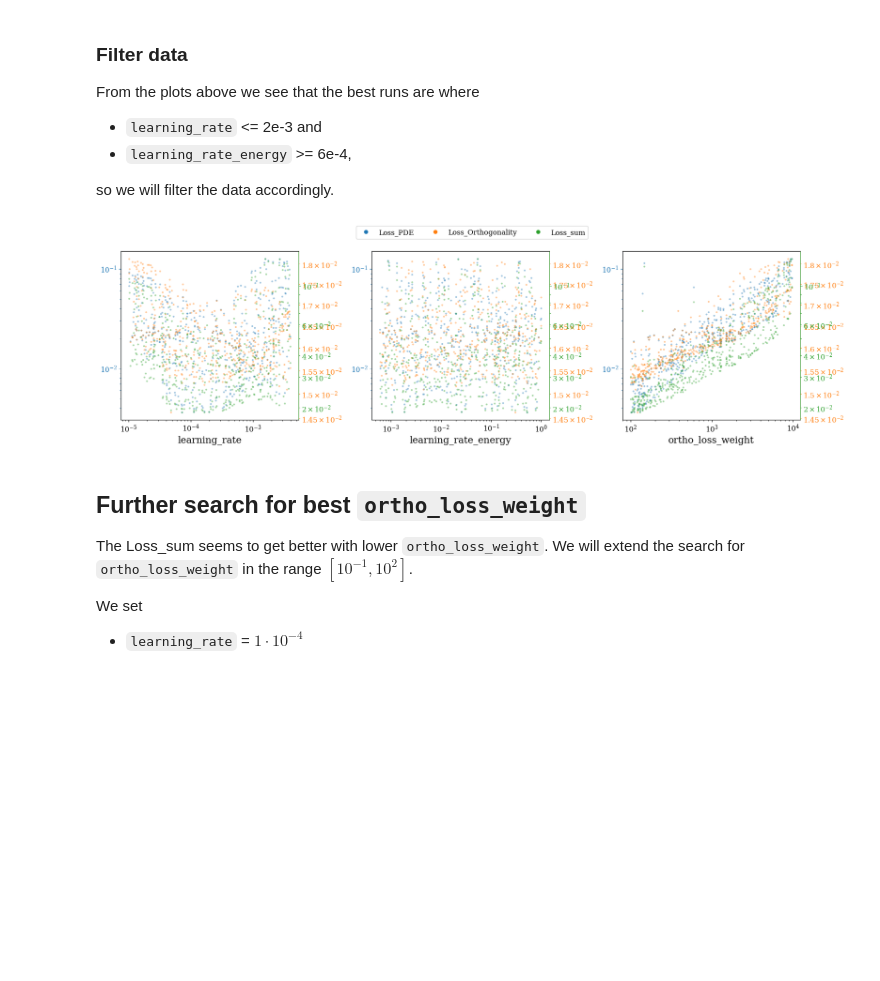
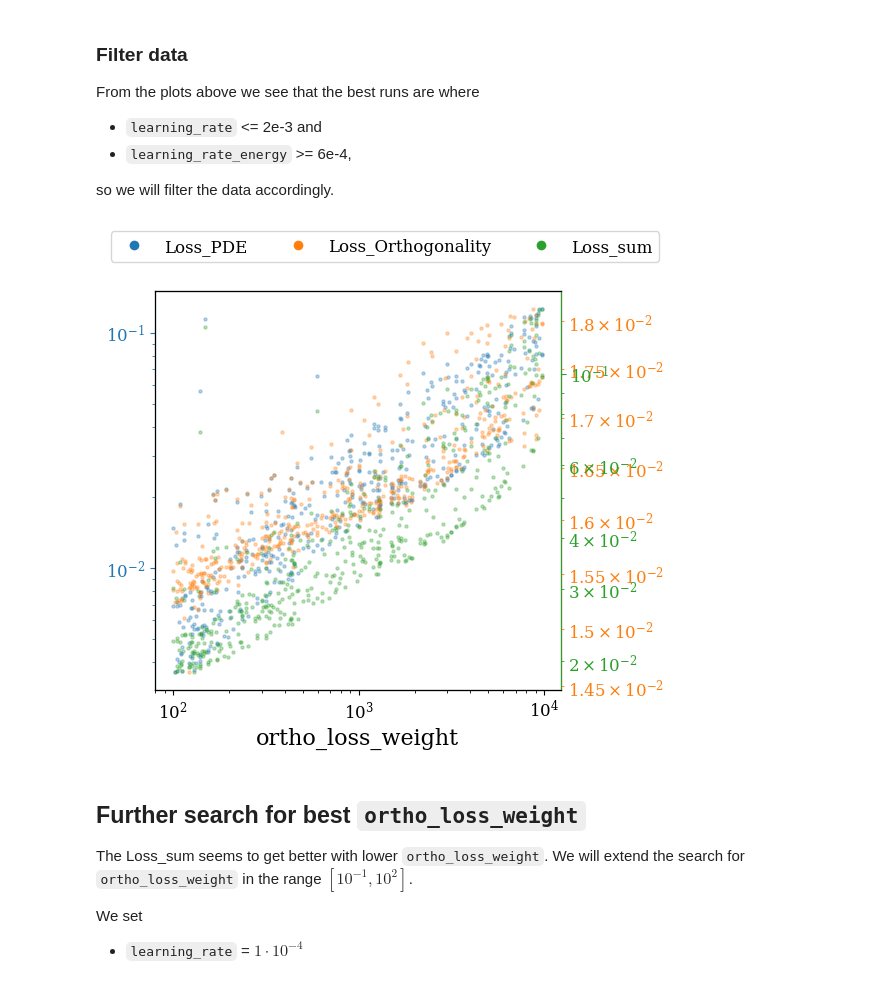
Before and after one commit to fredeco-gh/FYS-STK3155_Project3, a Jupyter notebook: src/param_search.ipynb, the cells around one changed output. Saved outputs shown, nothing was run; the diff lists cells and outputs as text; code cells hidden in the pictures; blank space fills up the shorter version.

```diff
--- a/src/param_search.ipynb
+++ b/src/param_search.ipynb
@@ -211,9 +211,9 @@ filters = [
 ]
 df2 = df.loc[pd.concat(filters, axis=1).all(axis=1)]
 # %%
-plot_random_search_metrics_twinx(df2, metrics=["Loss_PDE", "Loss_Orthogonality", "Loss_sum"])
+plot_random_search_metrics_twinx(df2, metrics=["Loss_PDE", "Loss_Orthogonality", "Loss_sum"], x_axes=["ortho_loss_weight"])
 # %% [output]
-[figure, old version]
+[figure, new version]
 # %% [markdown]
 ## Further search for best `ortho_loss_weight`
 The Loss_sum seems to get better with lower `ortho_loss_weight`. We will extend the search for `ortho_loss_weight` in the range $[10^{-1}, 10^{2}]$.
```
Also changed, not shown: parts of 4 cells of this notebook, 1 other file.
